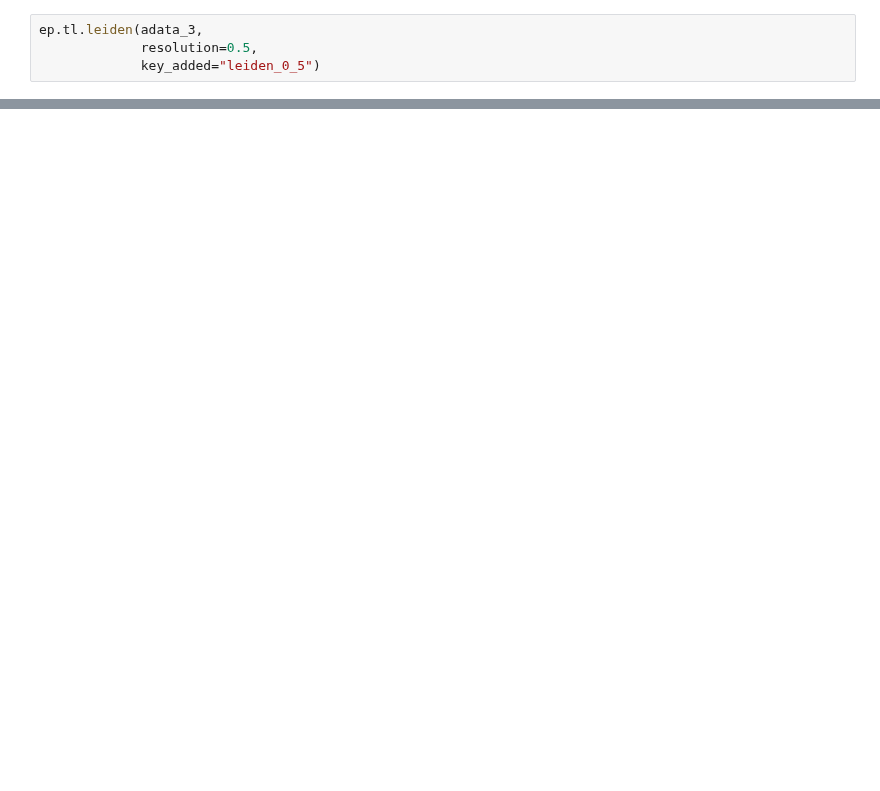
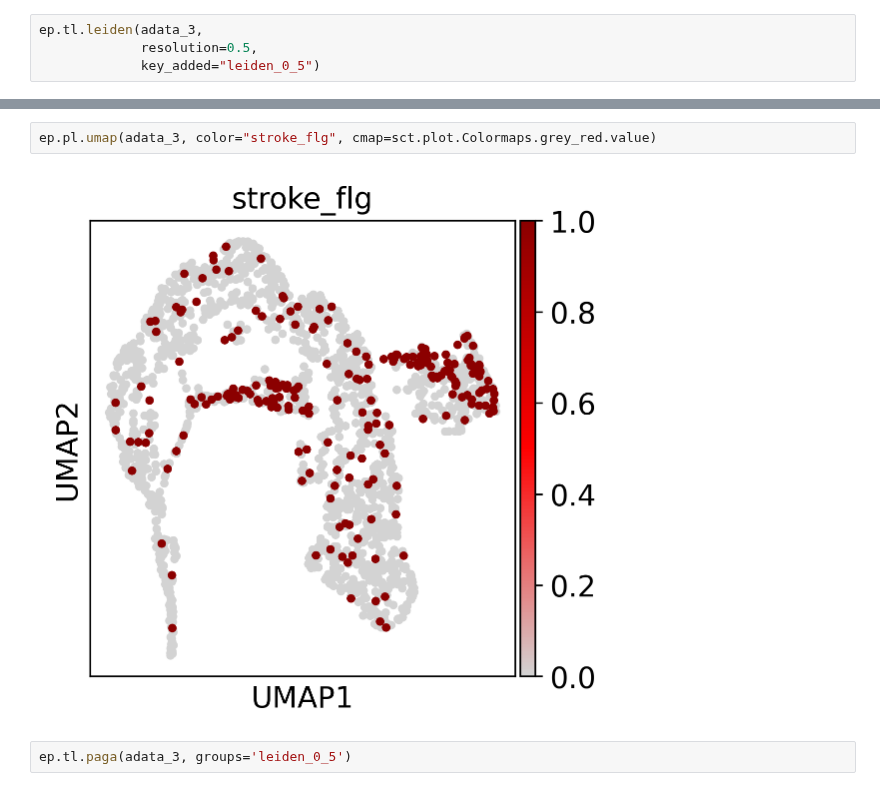
Before and after one commit to theislab/ehrapy, a Jupyter notebook: notebooks/mimic_2.ipynb, the cells around one changed output, grey strips where cells are left out. Drawn from its saved outputs; the diff is of its cells as text; blank space fills up the shorter version.

```diff
--- a/notebooks/mimic_2.ipynb
+++ b/notebooks/mimic_2.ipynb
@@ -128,0 +136,6 @@ ep.pl.umap(adata_3, color=["leiden_0_5"])
+# %%
+ep.pl.umap(adata_3, color="stroke_flg", cmap=sct.plot.Colormaps.grey_red.value)
+# %% [output]
+[figure, added]
+# %%
+ep.tl.paga(adata_3, groups='leiden_0_5')
```
Also changed, not shown: parts of 9 cells of this notebook, 4 other files.
